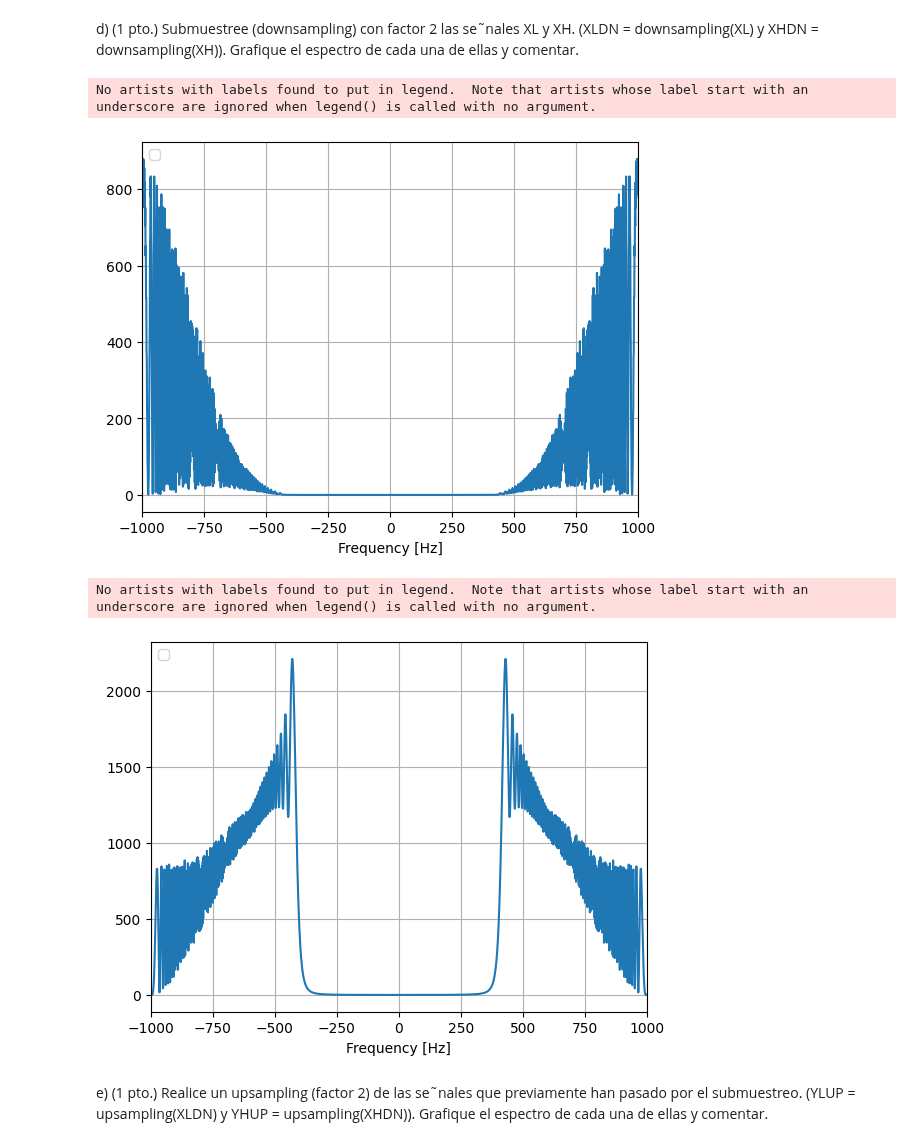
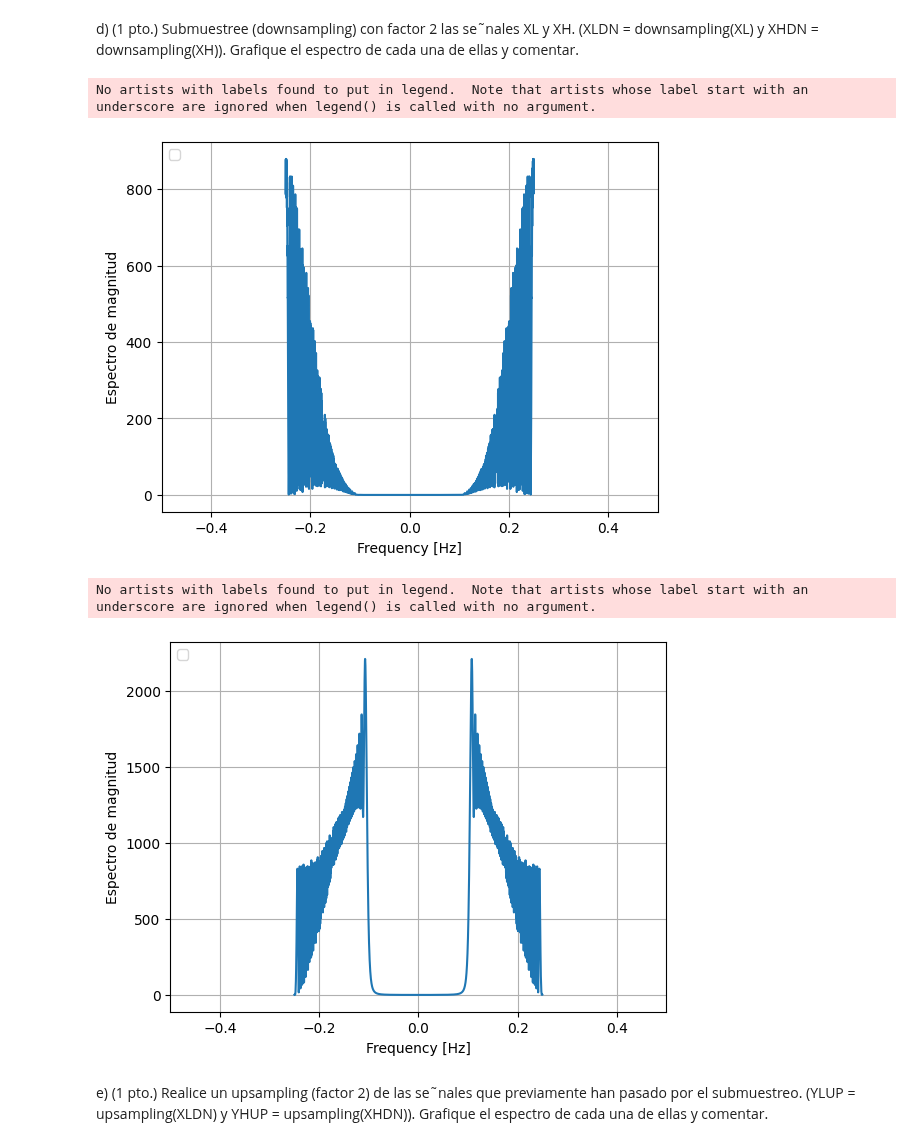
Before and after one commit to ExampleToFollow/PracticasPDS, a Jupyter notebook: Lab1/informePrevio.ipynb, the cells around one changed output. Cells and saved outputs as stored; diff of their text form; code cells hidden in the pictures.

```diff
--- a/Lab1/informePrevio.ipynb
+++ b/Lab1/informePrevio.ipynb
@@ -131,10 +131,10 @@ el espectro de ambas se˜nales y comentar.
 # %%
 #Usamos funciones predeterminadas para realizar la convolución
 #---------------CASO LOW PASS FILTER
-y_LPF = np.convolve(signal,h)#Calculamos la convolución
-EspectroXLow = np.fft.fftshift(np.fft.fft(y_LPF))
-NumSamplesConvolucion =  len(y_LPF)
-freq = (np.arange(NumSamplesConvolucion) - NumSamplesConvolucion/2) * 1/ NumSamplesConvolucion #Frecuencia normalizada
+XL = np.convolve(signal,h)#Calculamos la convolución
+EspectroXLow = np.fft.fftshift(np.fft.fft(XL))
+Ns =  len(XL)
+freq = ((np.arange(Ns) - Ns/2) * fs/ Ns)/fs #Frecuencia normalizada
 #Espectro de la convolución con el LPF - Filtro H
 plt.figure(1)
 plt.plot(freq , np.abs(EspectroXLow)**2)
@@ -146,10 +146,10 @@ plt.ylabel("Espectro de magnitud")
 plt.show()
 
 #---------CASO HIGH PASS FILTER
-y_HPF = np.convolve(signal,g)#Calculamos la convolución
-EspectroXHigh = np.fft.fftshift(np.fft.fft(y_HPF))
-NumSamplesConvolucion =  len(y_HPF)
-freq = (np.arange(NumSamplesConvolucion) - NumSamplesConvolucion/2) * 1/ NumSamplesConvolucion #Frecuencia normalizada
+XH = np.convolve(signal,g)#Calculamos la convolución
+EspectroXHigh = np.fft.fftshift(np.fft.fft(XH))
+Ns =  len(XH)
+freq = ((np.arange(Ns) - Ns/2) * fs/ Ns)*(1/fs) #Frecuencia normalizada
 #Espectro de la convolución con el LPF - Filtro H
 plt.figure(2)
 plt.plot(freq , np.abs(EspectroXHigh)**2)
@@ -167,61 +167,56 @@ d) (1 pto.) Submuestree (downsampling) con factor 2 las se˜nales XL y XH.
 (XLDN = downsampling(XL) y XHDN = downsampling(XH)). Grafique el
 espectro de cada una de ellas y comentar.
 # %%
-#--------Realizamos Downsampling ------------ con factor de 2
-#EspectroXHigh
-#EspectroXLow
-#y_HPF
-#y_LPF
-
-#DownSampling a XL , y_LPF
-
-D = 2 #Factor
-Ns =  len(y_LPF)
+#--------Realizamos Downsampling ------------ con factor de 2 a  XL
+#Reducimos muestras
+Ns = len(XL)
+D = 2
 Ns_dn = Ns/D
 fs_dn = fs/D
 n_dn = np.arange(Ns_dn)
-XLDN = y_LPF[::D]
+XLDN = XL[::D]
 t_dn = n_dn/fs_dn
-
-fft_XLDN = np.fft.fftshift(np.fft.fft(XLDN))
-espectro_XLDN = np.abs(fft_XLDN)**2
-freq_dn = (n_dn - Ns_dn/2) * fs_dn / Ns_dn
-
+#Obtenemos la transformada de fourier
+espectro_XLDN = np.fft.fftshift(np.fft.fft(XLDN))
+spc_dn = np.abs(espectro_XLDN)**2
+freq_dn = ((n_dn - Ns_dn/2) * fs_dn / Ns_dn )/fs
+#Ahora ploteamos
 plt.figure(1)
-plt.plot(freq_dn,espectro_XLDN)
-plt.xlim([-fs_dn/2,fs_dn/2])
+plt.plot(freq_dn,spc_dn)
+plt.xlim([-1/2,1/2])
 plt.grid('on')
 plt.xlabel('Frequency [Hz]')
+plt.ylabel('Espectro de magnitud')
 plt.legend(loc='upper left')
 plt.show()
 
-#DownSampling a XH , y_HPF
-
-
-D = 2 #Factor
-Ns =  len(y_HPF)
+#--------Realizamos Downsampling ------------ con factor de 2 a  XH
+#Reducimos muestras
+Ns = len(XH)
+D = 2
 Ns_dn = Ns/D
 fs_dn = fs/D
 n_dn = np.arange(Ns_dn)
-XHDN = y_HPF[::D]
+XHDN = XH[::D]
 t_dn = n_dn/fs_dn
-
-fft_XHDN = np.fft.fftshift(np.fft.fft(XHDN))
-espectro_XHDN = np.abs(fft_XHDN)**2
-freq_dn = (n_dn - Ns_dn/2) * fs_dn / Ns_dn
-
+#Obtenemos la transformada de fourier
+espectro_XHDN = np.fft.fftshift(np.fft.fft(XHDN))
+spc_dn = np.abs(espectro_XHDN)**2
+freq_dn = ((n_dn - Ns_dn/2) * fs_dn / Ns_dn )/fs
+#Ahora ploteamos
 plt.figure(1)
-plt.plot(freq_dn,espectro_XHDN)
-plt.xlim([-fs_dn/2,fs_dn/2])
+plt.plot(freq_dn,spc_dn)
+plt.xlim([-1/2,1/2])
 plt.grid('on')
 plt.xlabel('Frequency [Hz]')
+plt.ylabel('Espectro de magnitud')
 plt.legend(loc='upper left')
 plt.show()
 # %% [output]
 No artists with labels found to put in legend.  Note that artists whose label start with an underscore are ignored when legend() is called with no argument.
-[figure, old version]
+[figure, new version]
 No artists with labels found to put in legend.  Note that artists whose label start with an underscore are ignored when legend() is called with no argument.
-[figure, old version]
+[figure, new version]
 # %% [markdown]
 e) (1 pto.) Realice un upsampling (factor 2) de las se˜nales que previamente
 han pasado por el submuestreo. (YLUP = upsampling(XLDN) y YHUP =
```
Also changed, not shown: parts of 6 cells of this notebook.
